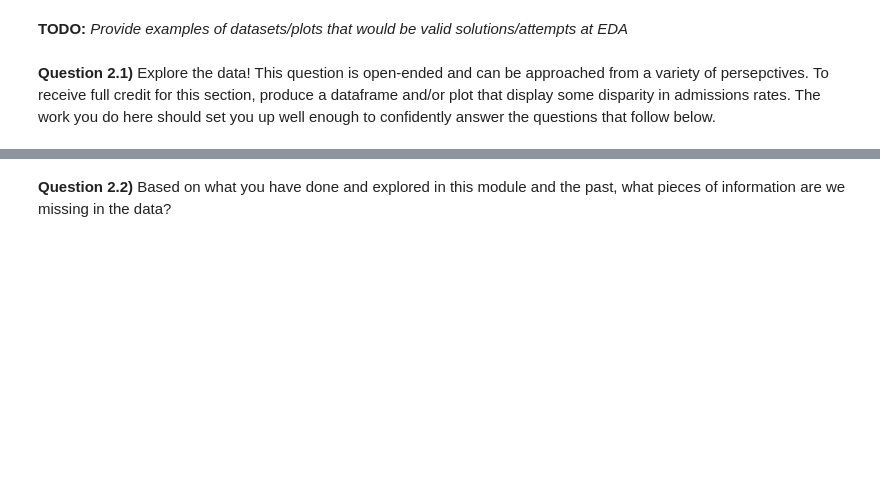
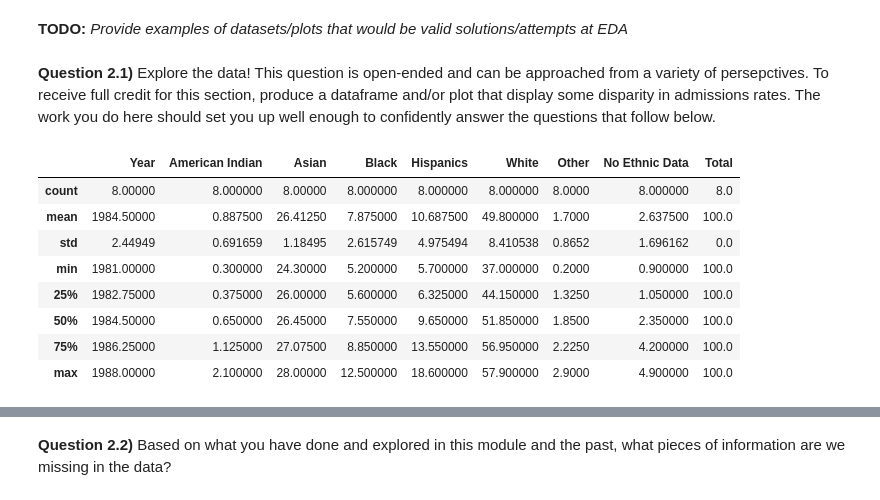
Before and after one commit to sensesensibilityscience/datascience, a Jupyter notebook: 2024/admission_rate/(new) admission_rate_part2_sol.ipynb, the cells around one changed output, grey strips where cells are left out. Drawn from its saved outputs; the diff is of its cells as text; code cells hidden in the pictures; blank space fills up the shorter version.

```diff
--- a/2024/admission_rate/(new) admission_rate_part2_sol.ipynb
+++ b/2024/admission_rate/(new) admission_rate_part2_sol.ipynb
@@ -389,4 +380,14 @@ hispanic_distribution
 # %%
 # Instructor Solution
 
-...
+ethnic_distribution.describe()
+# %% [output]
+|  | Year | American Indian | Asian | Black | Hispanics | White | Other | No Ethnic Data | Total |
+| count | 8.00000 | 8.000000 | 8.00000 | 8.000000 | 8.000000 | 8.000000 | 8.0000 | 8.000000 | 8.0 |
+| mean | 1984.50000 | 0.887500 | 26.41250 | 7.875000 | 10.687500 | 49.800000 | 1.7000 | 2.637500 | 100.0 |
+| std | 2.44949 | 0.691659 | 1.18495 | 2.615749 | 4.975494 | 8.410538 | 0.8652 | 1.696162 | 0.0 |
+| min | 1981.00000 | 0.300000 | 24.30000 | 5.200000 | 5.700000 | 37.000000 | 0.2000 | 0.900000 | 100.0 |
+| 25% | 1982.75000 | 0.375000 | 26.00000 | 5.600000 | 6.325000 | 44.150000 | 1.3250 | 1.050000 | 100.0 |
+| 50% | 1984.50000 | 0.650000 | 26.45000 | 7.550000 | 9.650000 | 51.850000 | 1.8500 | 2.350000 | 100.0 |
+| 75% | 1986.25000 | 1.125000 | 27.07500 | 8.850000 | 13.550000 | 56.950000 | 2.2250 | 4.200000 | 100.0 |
+| max | 1988.00000 | 2.100000 | 28.00000 | 12.500000 | 18.600000 | 57.900000 | 2.9000 | 4.900000 | 100.0 |
```
Also changed, not shown: parts of 11 cells of this notebook.
